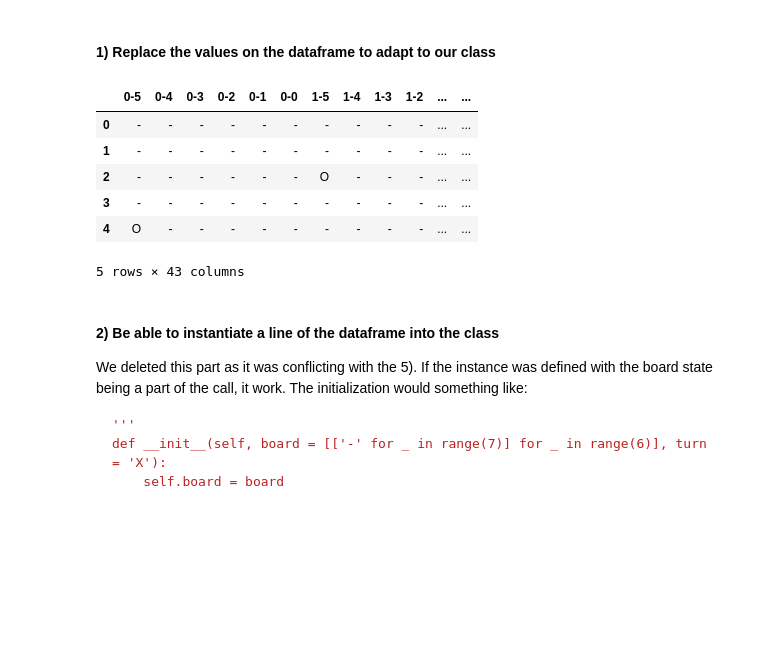
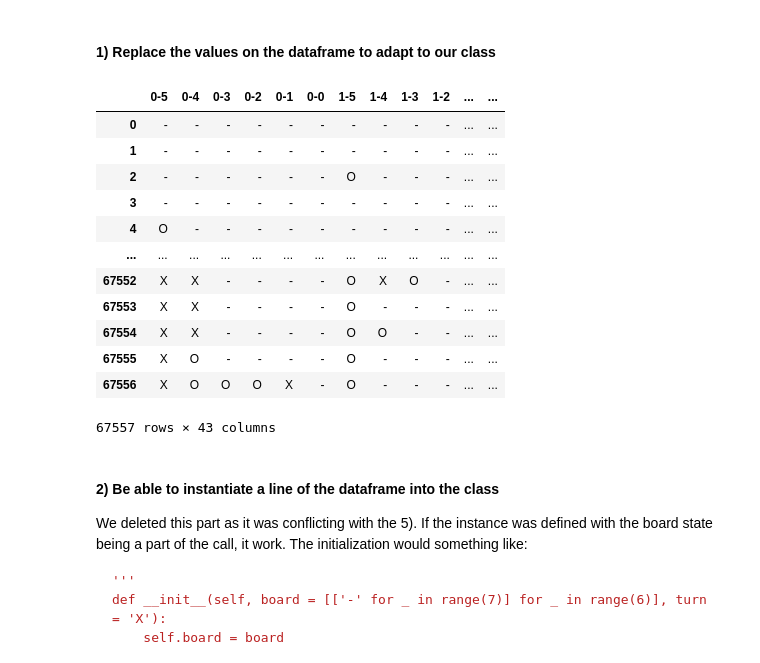
Before and after one commit to pmgfernandes04/ID3_Decision_Tree_Generator, a Jupyter notebook: IA_project.ipynb, the cells around one changed output. Drawn from its saved outputs; the diff is of its cells as text; code cells hidden in the pictures; blank space fills up the shorter version.

```diff
--- a/IA_project.ipynb
+++ b/IA_project.ipynb
@@ -242,16 +242,3 @@ sb.pairplot(df3, hue='class')
 The 'connect4' csv consists of multiple instances representing endgame states of the Connect Four game. The objective is to use these configurations to predict the outcome of the game - whether it ends in a win for the first player, a win for the second player, or a draw.
 
 This dataset is different fundamentaly, it does not contain attributes, but only the final state and the winner.
-# %%
-df4 = pd.read_csv('connect4.csv',header=0)
-expected_columns = [f"{col}-{row}" for col in range(0, 7) for row in range(5, -1, -1)] + ['result']
-
-try:
-    if df4.columns.tolist() != ['ID'] + expected_columns:
-        raise ValueError("Column headers do not match, attempting to reload without headers.")
-except:
-    df4.columns = expected_columns
-    if 'ID' not in df4.columns:
-        df4.insert(0, 'ID', range(1, len(df4) + 1))
-
-df4.head(10)
@@ -518,7 +491,7 @@ class ID3(ID3):
             return [class_counts.most_common(1)[0][0], len(labels)]
 
         # Choose the best attribute to split on
-        best_attribute = self.choose_best_attribute(data)
+        best_attribute = self.choose_best_attribute(data)6
         node = {best_attribute: {}}
 
         complete_values = self.df[best_attribute].unique() # since French was missing, we need another "flag"
@@ -1339,29 +1326,42 @@ However there are a lot of changes required to make the "AI" work, to make, as t
 # %%
 import pandas as pd
 import numpy as np
 
-df4 = pd.read_csv('connect4.csv', header=None) # reload for a fresh start
-df4.replace({'o': 'O', 'x': 'X', 'b': '-'}, inplace=True)
+def create_replace_df4():
+    """Return df4 with the changes required to be in accordance with the class"""
+    df4 = pd.read_csv('connect4.csv', header=None) # reload for a fresh start
+    df4.replace({'o': 'O', 'x': 'X', 'b': '-'}, inplace=True)
 
-# Define the expected columns
-expected_columns = [f"{col}-{row}" for col in range(7) for row in range(5, -1, -1)] + ['result']
+    # Define the expected columns
+    expected_columns = [f"{col}-{row}" for col in range(7) for row in range(5, -1, -1)] + ['result']
 
-# Check if the first column is an ID column (non-string data)
-if df4.iloc[:, 0].apply(lambda x: isinstance(x, int)).all():
-    df4.drop(columns=[0], inplace=True)
-    df4.columns = expected_columns
-else:
-    df4.columns = expected_columns
+    # Check if the first column is an ID column (non-string data)
+    if df4.iloc[:, 0].apply(lambda x: isinstance(x, int)).all():
+        df4.drop(columns=[0], inplace=True)
+        df4.columns = expected_columns
+    else:
+        df4.columns = expected_columns
 
-df4.head()
+    df4['result'] = df4['result'].replace('draw', 'loss')
+
+    return df4
+
+df4 = create_replace_df4()
+df4
 # %% [output]
 |  | 0-5 | 0-4 | 0-3 | 0-2 | 0-1 | 0-0 | 1-5 | 1-4 | 1-3 | 1-2 | ... | ... |
 | 0 | - | - | - | - | - | - | - | - | - | - | ... | ... |
 | 1 | - | - | - | - | - | - | - | - | - | - | ... | ... |
 | 2 | - | - | - | - | - | - | O | - | - | - | ... | ... |
 | 3 | - | - | - | - | - | - | - | - | - | - | ... | ... |
 | 4 | O | - | - | - | - | - | - | - | - | - | ... | ... |
+| ... | ... | ... | ... | ... | ... | ... | ... | ... | ... | ... | ... | ... |
+| 67552 | X | X | - | - | - | - | O | X | O | - | ... | ... |
+| 67553 | X | X | - | - | - | - | O | - | - | - | ... | ... |
+| 67554 | X | X | - | - | - | - | O | O | - | - | ... | ... |
+| 67555 | X | O | - | - | - | - | O | - | - | - | ... | ... |
+| 67556 | X | O | O | O | X | - | O | - | - | - | ... | ... |
-5 rows × 43 columns
+67557 rows × 43 columns
 # %% [markdown]
 #### 2) Be able to instantiate a line of the dataframe into the class
 We deleted this part as it was conflicting with the 5). If the instance was defined with the board state being a part of the call, it work. The initialization would something like:
```
Also changed, not shown: parts of 27 cells of this notebook.
